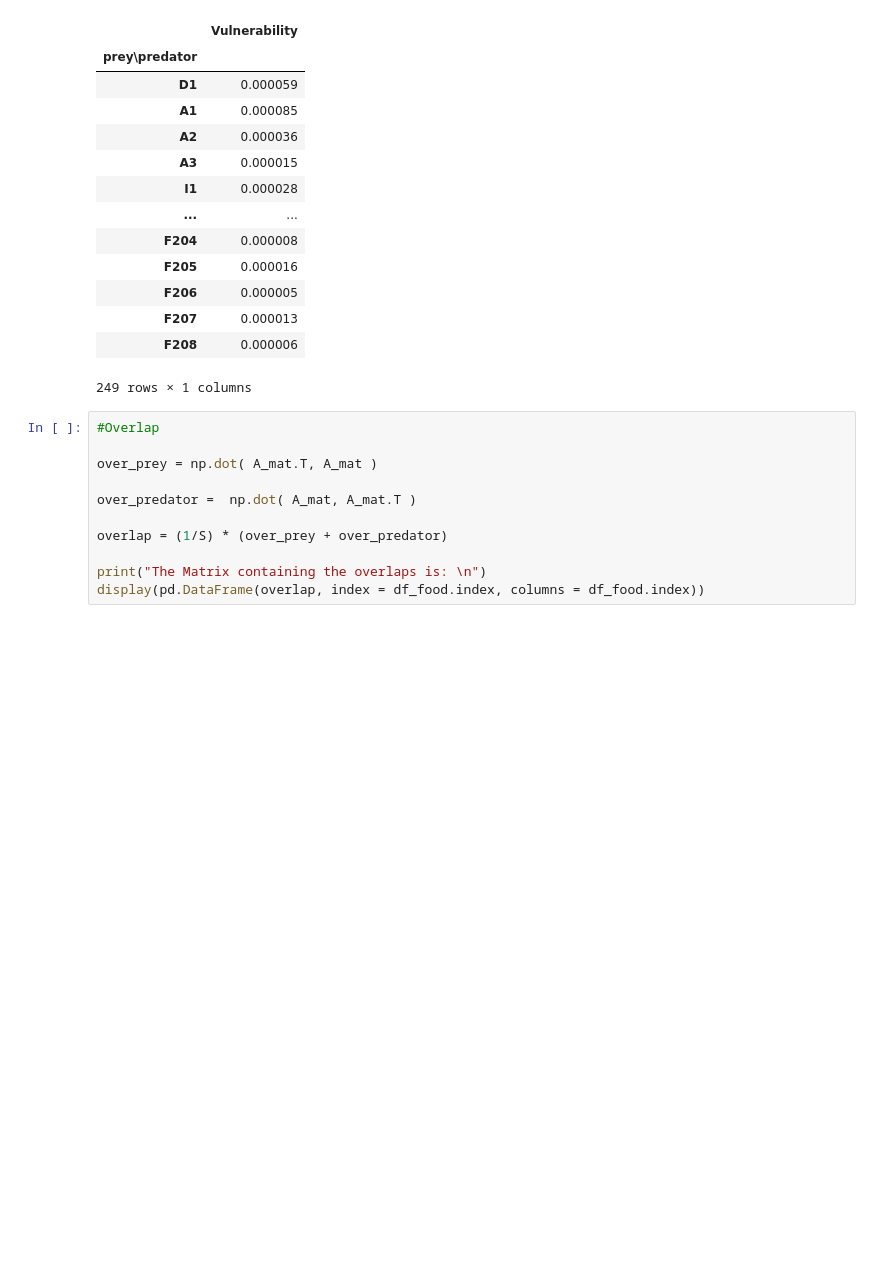
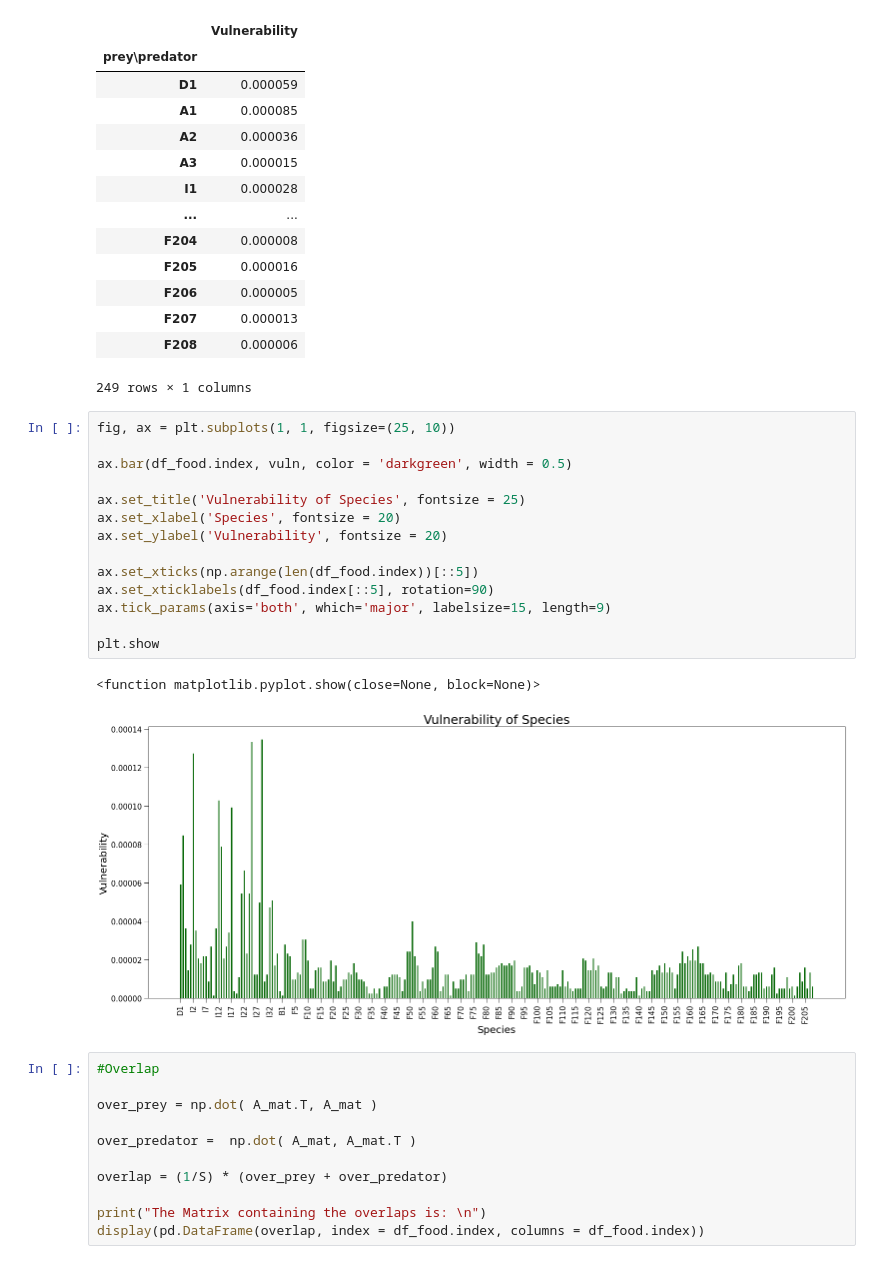
Before and after one commit to AndreaLazzari/PhysicalModelsOfLivingSystems, a Jupyter notebook: Week4/Homework_Week4_Lazzari.ipynb, the cells around one changed output. Saved outputs shown, nothing was run; the diff lists cells and outputs as text; blank space fills up the shorter version.

```diff
--- a/Week4/Homework_Week4_Lazzari.ipynb
+++ b/Week4/Homework_Week4_Lazzari.ipynb
@@ -449,6 +466,23 @@ display(pd.DataFrame(vuln, index = df_food.index, columns = ['Vulnerability']))
 | F207 | 0.000013 |
 | F208 | 0.000006 |
 249 rows × 1 columns
+# %%
+fig, ax = plt.subplots(1, 1, figsize=(25, 10))
+
+ax.bar(df_food.index, vuln, color = 'darkgreen', width = 0.5)
+
+ax.set_title('Vulnerability of Species', fontsize = 25)
+ax.set_xlabel('Species', fontsize = 20)
+ax.set_ylabel('Vulnerability', fontsize = 20)
+
+ax.set_xticks(np.arange(len(df_food.index))[::5])
+ax.set_xticklabels(df_food.index[::5], rotation=90)
+ax.tick_params(axis='both', which='major', labelsize=15, length=9)
+
+plt.show
+# %% [output]
+<function matplotlib.pyplot.show(close=None, block=None)>
+[figure, added]
 # %%
 #Overlap
 
```
Also changed, not shown: parts of 9 cells of this notebook.
